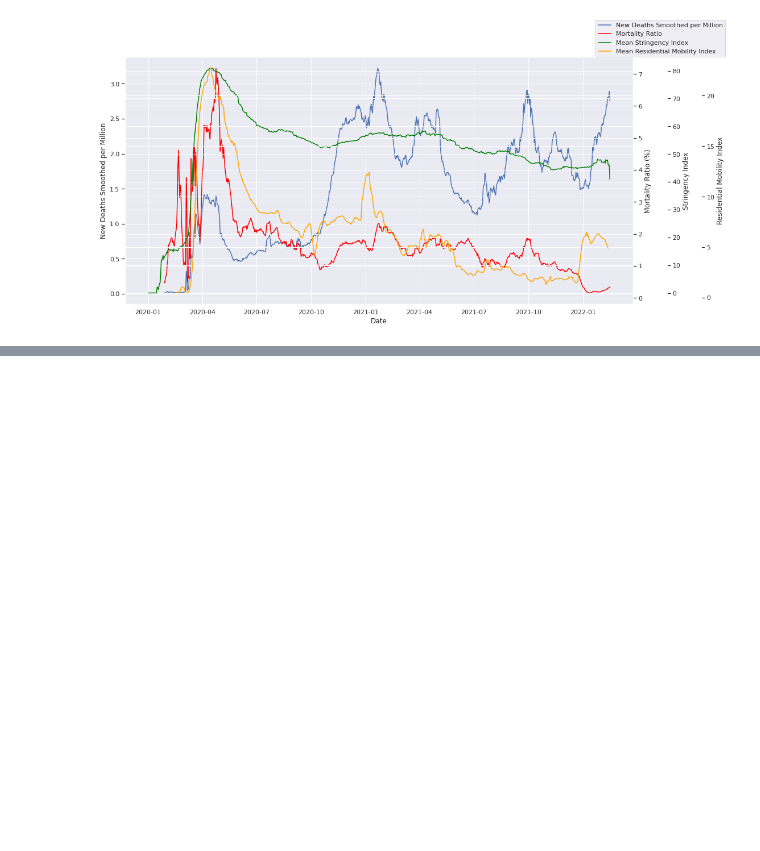
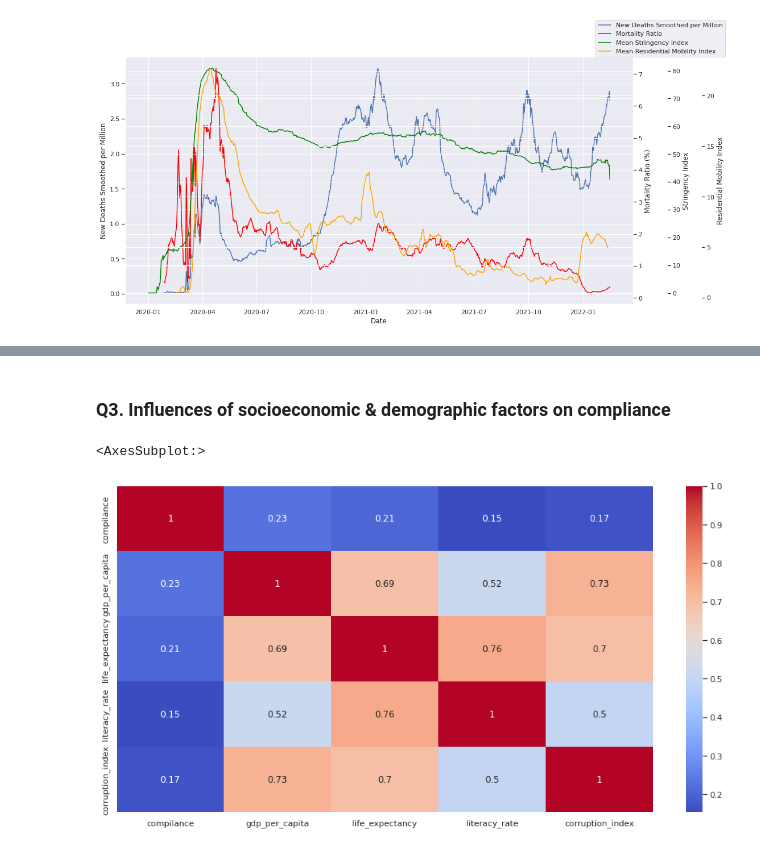
Before and after one commit to KayO-GH/Covid19-Policy-Effectiveness-Analysis, a Jupyter notebook: replication.ipynb, the cells around one changed output, grey strips where cells are left out. Drawn from its saved outputs; the diff is of its cells as text; code cells hidden in the pictures; blank space fills up the shorter version.

```diff
--- a/replication.ipynb
+++ b/replication.ipynb
@@ -576,0 +571,2 @@ covid_history_df[covid_history_df['date']=='2020-03-01']
+# %% [markdown]
+### Q3. Influences of socioeconomic & demographic factors on compliance
@@ -576,0 +583,28 @@ covid_history_df[covid_history_df['date']=='2020-03-01']
+# %%
+literacy_df = pd.read_csv('data/education/literacy-rate-by-country.csv')[[
+    'Entity', 'Literacy rate (CIA Factbook (2016))'
+    ]]
+literacy_df.rename(columns={
+    "Entity":"country",
+    "Literacy rate (CIA Factbook (2016))":"literacy_rate"},
+    inplace=True)
+compliance_df = compliance_df.merge(literacy_df, on='country', how='left')
+# %%
+corruption_df = pd.read_csv('data/corruption/TI-corruption-perception-index.csv')[[
+    'Entity', 'Corruption Perception Index - Transparency International (2018)', 'Year'
+    ]]
+corruption_df.rename(columns={
+    "Entity":"country",
+    "Corruption Perception Index - Transparency International (2018)":"corruption_index"},
+    inplace=True)
+corruption_df = corruption_df.groupby('country').last().reset_index().drop(columns=['Year'])
+compliance_df = compliance_df.merge(corruption_df, on='country', how='left')
+# %%
+compliance_df = compliance_df[compliance_df['compilance'].notna()]
+# %%
+compliance_df = compliance_df.dropna()
+# %%
+sns.heatmap(compliance_df.corr(), annot=True, cmap='coolwarm')
+# %% [output]
+<AxesSubplot:>
+[figure, added]
```
Also changed, not shown: parts of 29 cells of this notebook, 1 other file.
